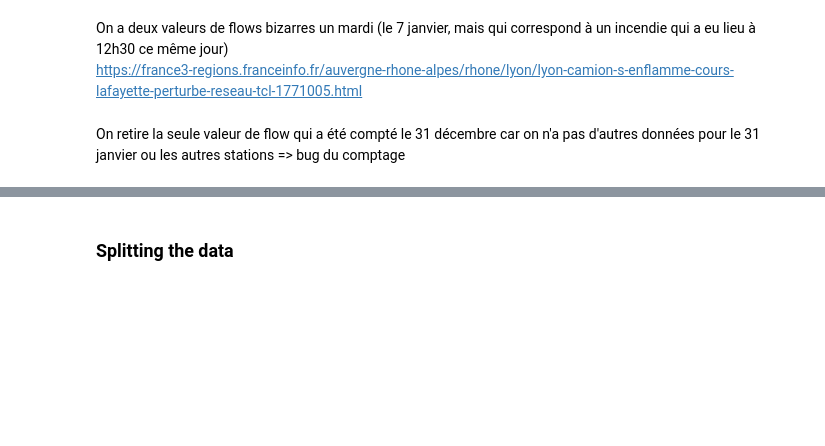
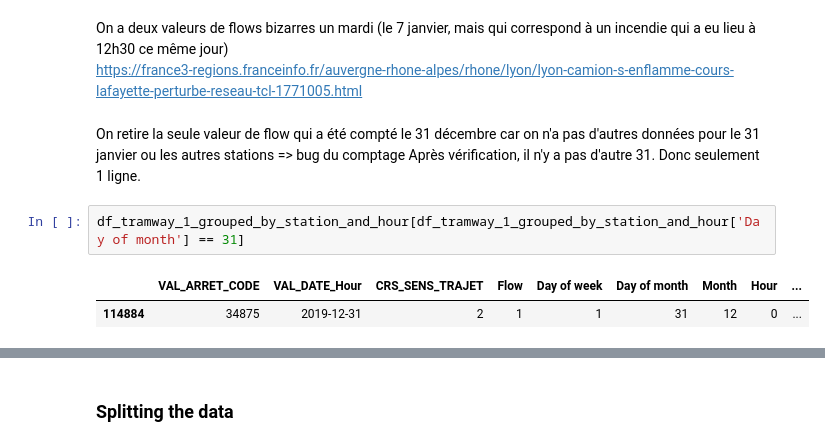
Before and after one commit to chloeruiz0300/Project, a Jupyter notebook: Notebooks/Data Preparation.ipynb, the cells around one changed output, grey strips where cells are left out. Saved outputs shown, nothing was run; the diff lists cells and outputs as text; blank space fills up the shorter version.

```diff
--- a/Notebooks/Data Preparation.ipynb
+++ b/Notebooks/Data Preparation.ipynb
@@ -220,3 +220,9 @@ On a deux valeurs de flows bizarres un mardi (le 7 janvier, mais qui correspond
 https://france3-regions.franceinfo.fr/auvergne-rhone-alpes/rhone/lyon/lyon-camion-s-enflamme-cours-lafayette-perturbe-reseau-tcl-1771005.html
 # %% [markdown]
 On retire la seule valeur de flow qui a été compté le 31 décembre car on n'a pas d'autres données pour le 31 janvier ou les autres stations => bug du comptage
+Après vérification, il n'y a pas d'autre 31. Donc seulement 1 ligne.
+# %%
+df_tramway_1_grouped_by_station_and_hour[df_tramway_1_grouped_by_station_and_hour['Day of month'] == 31]
+# %% [output]
+|  | VAL_ARRET_CODE | VAL_DATE_Hour | CRS_SENS_TRAJET | Flow | Day of week | Day of month | Month | Hour | ... |
+| 114884 | 34875 | 2019-12-31 | 2 | 1 | 1 | 31 | 12 | 0 | ... |
```
Also changed, not shown: parts of 10 cells of this notebook, 1 other file.
